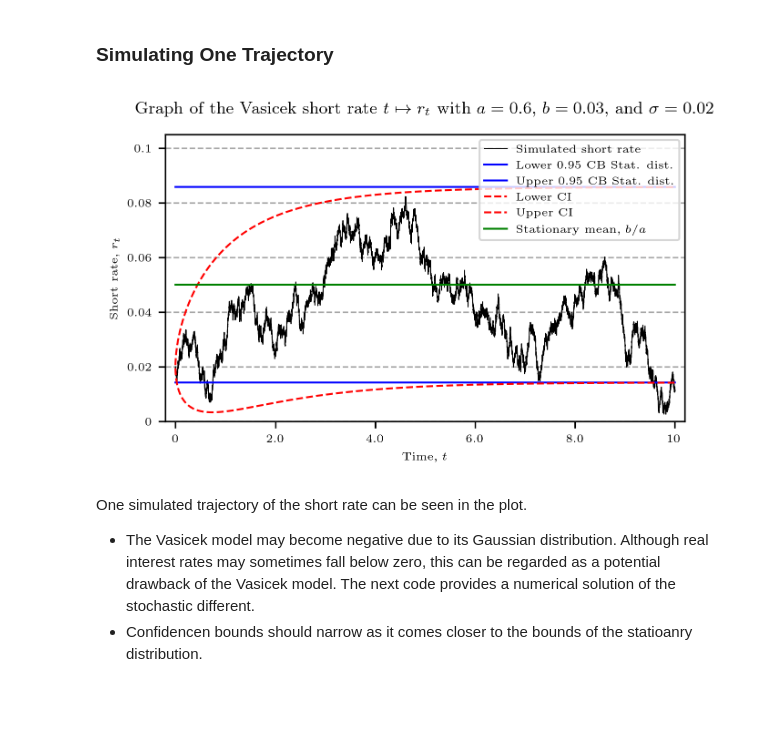
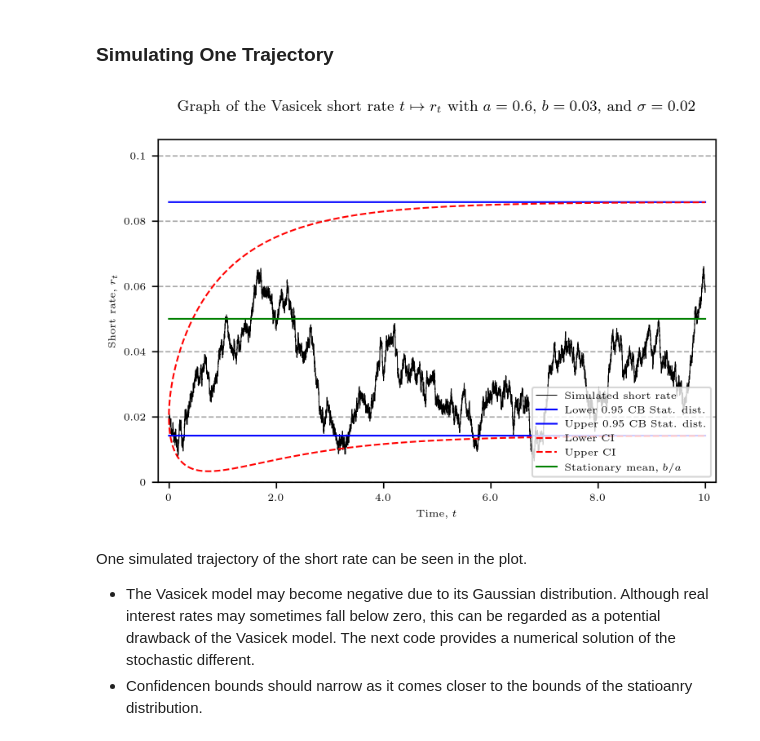
Before and after one commit to HansChristianPOLIT/Fixed-Income-Derivatives, a Jupyter notebook: Vasicek.ipynb, the cells around one changed output. Cells and saved outputs as stored; diff of their text form; code cells hidden in the pictures; blank space fills up the shorter version.

```diff
--- a/Vasicek.ipynb
+++ b/Vasicek.ipynb
@@ -345,44 +348,44 @@ lb,ub = fid.ci_vasicek(r0,a,b,sigma,tau,size_ci,method = "two_sided") # lower &
 lb_sd = (b/a-1.96*sigma/np.sqrt(2*a))*np.ones([N+1])
 ub_sd = (b/a+1.96*sigma/np.sqrt(2*a))*np.ones([N+1])
 # %%
-fig = plt.figure(constrained_layout=False, dpi = 300, figsize = (5,3))   #
+fig = plt.figure(constrained_layout=False, dpi = 300, figsize = (6,4))   #
 fig.suptitle(f"Graph of the Vasicek short rate $t \mapsto r_t$ with $a={a}$, $b={b}$, and $\sigma={sigma}$", fontsize = 9)
 gs = fig.add_gridspec(nrows=1,ncols=1,left=0.12,bottom=0.2,right=0.88,top=0.90,wspace=0,hspace=0)
 ax = fig.add_subplot(gs[0,0])
 ax.grid(axis='y', linestyle='--', color='grey', alpha=0.7)
 
 
 xticks = [0,(1/5)*T,(2/5)*T,(3/5)*T,(4/5)*T,T]
 xticklabels = [round(i,3) for i in xticks]
 yticks = [0,0.02,0.04,0.06,0.08,0.1]
 
 ax.set_xticks(xticks)
 ax.set_xticklabels(xticklabels,fontsize = 6)
 ax.set_xlim([xticks[0]-0.2,xticks[-1]+0.2])
 plt.xlabel(f"Time, $t$",fontsize = 6)
 ax.set_yticks(yticks)
 ax.set_yticklabels(yticks,fontsize = 6)
 ax.set_ylim([yticks[0],yticks[-1]*1.05])
 ax.set_ylabel(f"Short rate, $r_t$",fontsize = 6)
 
 # simulated short rate
-ax.plot(t, r, color = 'black', marker = "", linewidth = 0.5, label = "Simulated short rate")
+ax.plot(tau, r, color = 'black', marker = "", linewidth = 0.5, label = "Simulated short rate")
 
 # stationary CI
-ax.plot(t,lb_sd,color = 'blue',marker = "", linewidth = 1, label = "Lower 0.95 CB Stat. dist.")
-ax.plot(t,ub_sd,color = 'blue',marker = "", linewidth = 1, label = "Upper 0.95 CB Stat. dist.")
+ax.plot(tau,lb_sd,color = 'blue',marker = "", linewidth = 1, label = "Lower 0.95 CB Stat. dist.")
+ax.plot(tau,ub_sd,color = 'blue',marker = "", linewidth = 1, label = "Upper 0.95 CB Stat. dist.")
 
 # simulated CI
-ax.plot(t, lb, color = 'red', marker = "", linewidth = 1, linestyle = "dashed", label = "Lower CI")
-ax.plot(t, ub, color = 'red', marker = "", linewidth = 1, linestyle = "dashed", label = "Upper CI")
+ax.plot(tau, lb, color = 'red', marker = "", linewidth = 1, linestyle = "dashed", label = "Lower CI")
+ax.plot(tau, ub, color = 'red', marker = "", linewidth = 1, linestyle = "dashed", label = "Upper CI")
 
 # stationary mean
-ax.plot(t, (b/a)*np.ones([N+1]), color = 'green', marker = "", linewidth = 1, linestyle = "solid",label = "Stationary mean, $b/a$")
+ax.plot(tau, (b/a)*np.ones([N+1]), color = 'green', marker = "", linewidth = 1, linestyle = "solid",label = "Stationary mean, $b/a$")
 
-ax.legend(loc = "upper right",fontsize = 6)
+ax.legend(loc = "lower right",fontsize = 6)
 plt.show()
 # %% [output]
-[figure, old version]
+[figure, new version]
 # %% [markdown]
 One simulated trajectory of the short rate can be seen in the plot.
 
```
Also changed, not shown: parts of 16 cells of this notebook, 7 other files.
